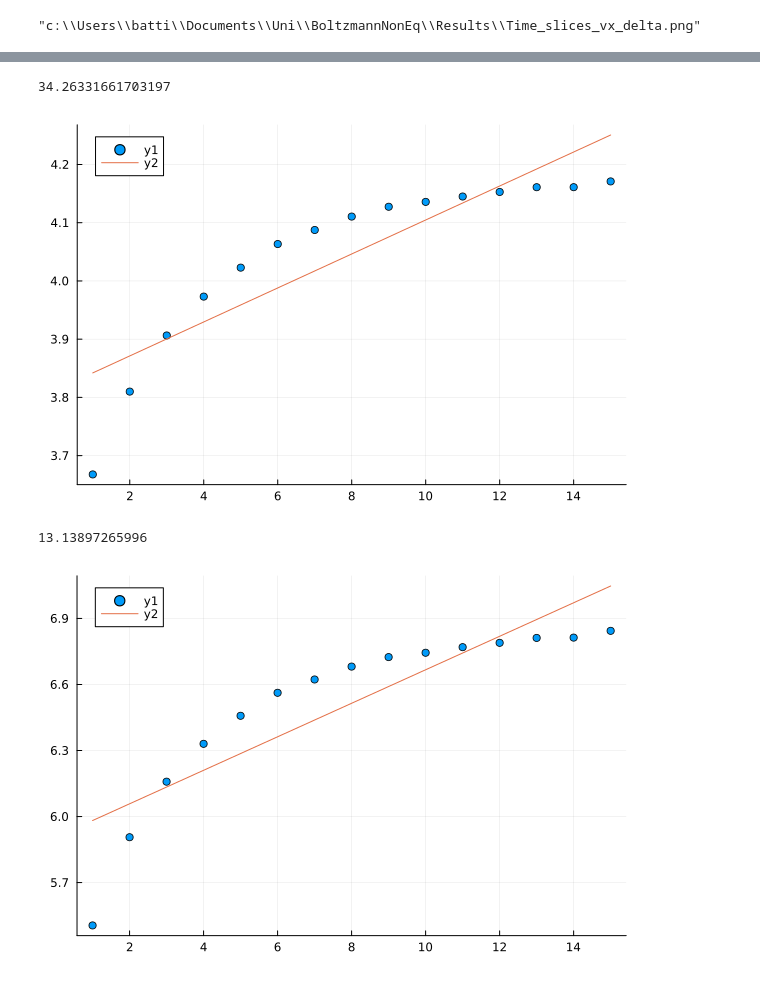
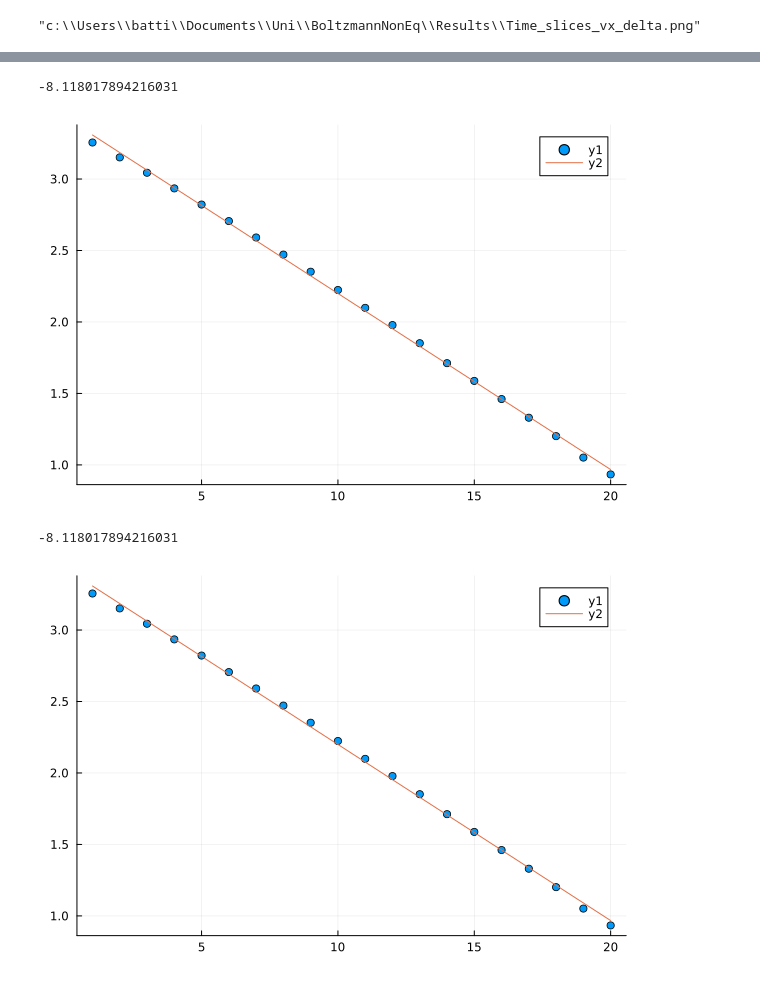
Before and after one commit to BielUsal/BoltzmannNonEq, a Jupyter notebook: NonEq.ipynb, the cells around one changed output, grey strips where cells are left out. Drawn from its saved outputs; the diff is of its cells as text; code cells hidden in the pictures.

Commit message:
Corrected some units in the plots

```diff
--- a/NonEq.ipynb
+++ b/NonEq.ipynb
@@ -325,20 +324,23 @@ end
 # %%
-tregr= 15
+tregr= 20
 x= 1:tregr
 X = hcat(ones(length(x)), x)
-β = X \ log.(v⁴[1:tregr])
+function SeriesPrep(v,tregr)
+    return log.(abs.(v⁴[1:tregr].-v⁴[100]))
+end
+β = X \ SeriesPrep(v⁴,tregr)
 print(1/β[2])
-scatter(x,log.(v⁴[1:tregr]))
+scatter(x,SeriesPrep(v⁴,tregr))
 plot!(x->β[1] .+ β[2]*x)
 # %% [output]
-34.26331661703197
+-8.118017894216031
-[figure, old version]
+[figure, new version]
 # %%
 
-β = X \ log.(v⁶[1:tregr])
-scatter(x,log.(v⁶[1:tregr]))
+β = X \ SeriesPrep(v⁶,tregr)
 print(1/β[2])
+scatter(x,SeriesPrep(v⁶,tregr))
 plot!(x->β[1] .+ β[2]*x)
 # %% [output]
-13.13897265996
+-8.118017894216031
-[figure, old version]
+[figure, new version]
```
Also changed, not shown: parts of 7 cells of this notebook, 30 other files.
